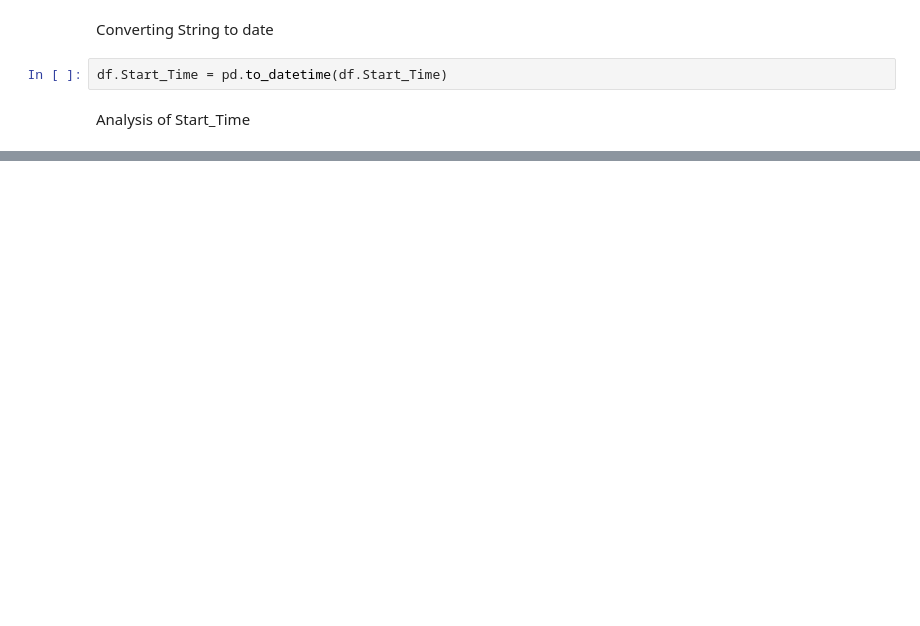
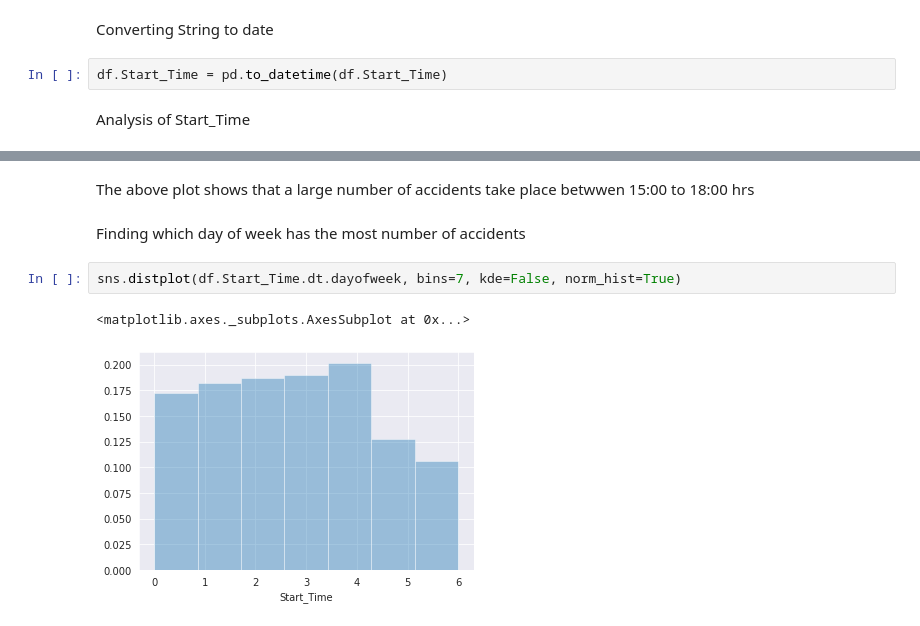
Before and after one commit to PranaySharma20/JS-Input, a Jupyter notebook: us_project1.ipynb, the cells around one changed output, grey strips where cells are left out. Cells and saved outputs as stored; diff of their text form; blank space fills up the shorter version.

```diff
--- a/us_project1.ipynb
+++ b/us_project1.ipynb
@@ -258,0 +264,9 @@ Analysis of Start_Time
+# %% [markdown]
+The above plot shows that a large number of accidents take place betwwen 15:00 to 18:00 hrs
+# %% [markdown]
+Finding which day of week has the most number of accidents
+# %%
+sns.distplot(df.Start_Time.dt.dayofweek, bins=7, kde=False, norm_hist=True)
+# %% [output]
+<matplotlib.axes._subplots.AxesSubplot at 0x...>
+[figure, added]
```
Also changed, not shown: parts of 20 cells of this notebook.
